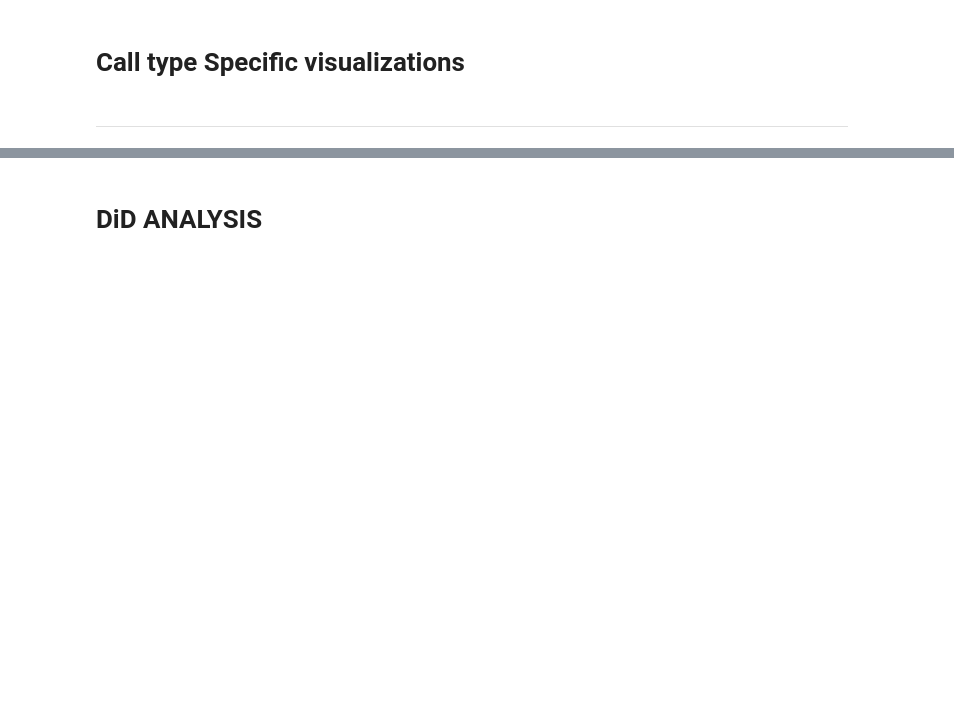
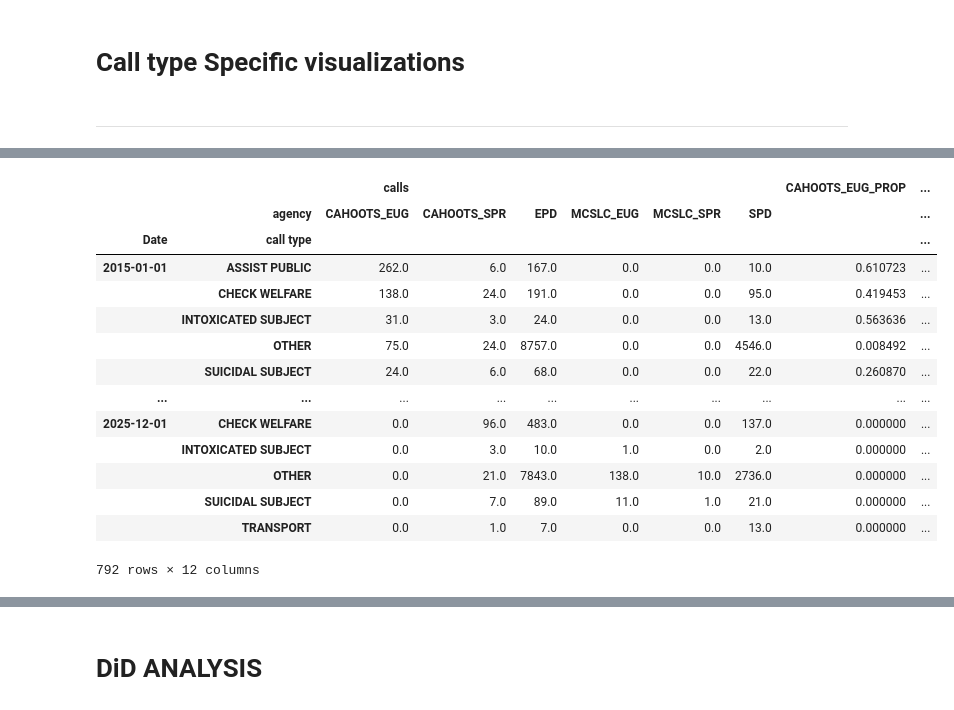
Before and after one commit to luhlig123/DataScienceInAction, a Jupyter notebook: DSCI410_Data_Processing.ipynb, the cells around one changed output, grey strips where cells are left out. Saved outputs shown, nothing was run; the diff lists cells and outputs as text; code cells hidden in the pictures; blank space fills up the shorter version.

```diff
--- a/DSCI410_Data_Processing.ipynb
+++ b/DSCI410_Data_Processing.ipynb
@@ -393,0 +297,3 @@ t
+# %%
+call_types_MCSLC =   ['Substance use', "INTOXICATED SUBJECT",
+                      'Suicidality or suicide attempt', "SUICIDAL SUBJECT"]
@@ -393,0 +310,11 @@ t
+# %%
+#Renaming MCSLC call types
+MCSLC_EUG["call type"] = MCSLC_EUG["call type"].replace(["Substance use"], "INTOXICATED SUBJECT")
+MCSLC_EUG["call type"] = MCSLC_EUG["call type"].replace(["Suicidality or suicide attempt"], "SUICIDAL SUBJECT")
+MCSLC_EUG['call type'] = np.where(MCSLC_EUG['call type'].isin(call_types_MCSLC), MCSLC_EUG['call type'], 'OTHER')
+MCSLC_EUG["agency"] = "MCSLC_EUG"
+
+MCSLC_SPR["call type"] = MCSLC_SPR["call type"].replace(["Substance use"], "INTOXICATED SUBJECT")
+MCSLC_SPR["call type"] = MCSLC_SPR["call type"].replace(["Suicidality or suicide attempt"], "SUICIDAL SUBJECT")
+MCSLC_SPR['call type'] = np.where(MCSLC_SPR['call type'].isin(call_types_MCSLC), MCSLC_SPR['call type'], 'OTHER')
+MCSLC_SPR["agency"] = "MCSLC_SPR"
@@ -443,3 +395,11 @@ TOTAL_SPR_VOLUME
+# %%
+#joining EPD/SPD and MCSLC
+MCSLC_EUG = MCSLC_EUG.rename(columns={"ID": "inci_id"})
+MCSLC_SPR = MCSLC_SPR.rename(columns={"ID": "Incident Number"})
+
+EUG_TYPES = pd.concat([EUG_TYPES, MCSLC_EUG])
+
+SPR_TYPES = pd.concat([SPR_TYPES, MCSLC_SPR])
 # %%
 #CALL TYPE VOLUMES
 EUG_TYPES_VOLUME = EUG_TYPES.groupby(["Date", "call type", "agency"])["inci_id"].count().reset_index()
@@ -811,0 +803,33 @@ sns.lineplot(data = CAHOOTS_SPR_TYPES_VOLUME, x = "Date", y = "calls", hue = "ca
+# %%
+all_epd = EUG_SPR_TYPES_PROP["calls"]["EPD"]
+all_spd = EUG_SPR_TYPES_PROP["calls"]["SPD"]
+all_cahoots_eug = EUG_SPR_TYPES_PROP["calls"]["CAHOOTS_EUG"]
+all_cahoots_spr = EUG_SPR_TYPES_PROP["calls"]["CAHOOTS_SPR"]
+all_mcslc_eug = EUG_SPR_TYPES_PROP["calls"]["MCSLC_EUG"]
+all_mcslc_spr = EUG_SPR_TYPES_PROP["calls"]["MCSLC_SPR"]
+
+EUG_SPR_TYPES_PROP["CAHOOTS_EUG_PROP"] = all_cahoots_eug / (all_epd + all_cahoots_eug + all_mcslc_eug)
+EUG_SPR_TYPES_PROP["CAHOOTS_SPR_PROP"] = all_cahoots_spr / (all_spd + all_cahoots_spr + all_mcslc_spr)
+EUG_SPR_TYPES_PROP["EPD_PROP"] = all_epd / (all_epd + all_cahoots_eug + all_mcslc_eug)
+EUG_SPR_TYPES_PROP["SPD_PROP"] = all_spd / (all_spd + all_cahoots_spr + all_mcslc_spr)
+EUG_SPR_TYPES_PROP["MCSLC_EUG_PROP"] = all_mcslc_eug / (all_epd + all_cahoots_eug + all_mcslc_eug)
+EUG_SPR_TYPES_PROP["MCSLC_SPR_PROP"] = all_mcslc_spr / (all_spd + all_cahoots_spr + all_mcslc_spr)
+
+
+EUG_SPR_TYPES_PROP
+# %% [output]
+|  |  | calls |  |  |  |  |  | CAHOOTS_EUG_PROP | ... |
+|  | agency | CAHOOTS_EUG | CAHOOTS_SPR | EPD | MCSLC_EUG | MCSLC_SPR | SPD |  | ... |
+| Date | call type |  |  |  |  |  |  |  | ... |
+| 2015-01-01 | ASSIST PUBLIC | 262.0 | 6.0 | 167.0 | 0.0 | 0.0 | 10.0 | 0.610723 | ... |
+|  | CHECK WELFARE | 138.0 | 24.0 | 191.0 | 0.0 | 0.0 | 95.0 | 0.419453 | ... |
+|  | INTOXICATED SUBJECT | 31.0 | 3.0 | 24.0 | 0.0 | 0.0 | 13.0 | 0.563636 | ... |
+|  | OTHER | 75.0 | 24.0 | 8757.0 | 0.0 | 0.0 | 4546.0 | 0.008492 | ... |
+|  | SUICIDAL SUBJECT | 24.0 | 6.0 | 68.0 | 0.0 | 0.0 | 22.0 | 0.260870 | ... |
+| ... | ... | ... | ... | ... | ... | ... | ... | ... | ... |
+| 2025-12-01 | CHECK WELFARE | 0.0 | 96.0 | 483.0 | 0.0 | 0.0 | 137.0 | 0.000000 | ... |
+|  | INTOXICATED SUBJECT | 0.0 | 3.0 | 10.0 | 1.0 | 0.0 | 2.0 | 0.000000 | ... |
+|  | OTHER | 0.0 | 21.0 | 7843.0 | 138.0 | 10.0 | 2736.0 | 0.000000 | ... |
+|  | SUICIDAL SUBJECT | 0.0 | 7.0 | 89.0 | 11.0 | 1.0 | 21.0 | 0.000000 | ... |
+|  | TRANSPORT | 0.0 | 1.0 | 7.0 | 0.0 | 0.0 | 13.0 | 0.000000 | ... |
+792 rows × 12 columns
```
Also changed, not shown: parts of 52 cells of this notebook.
